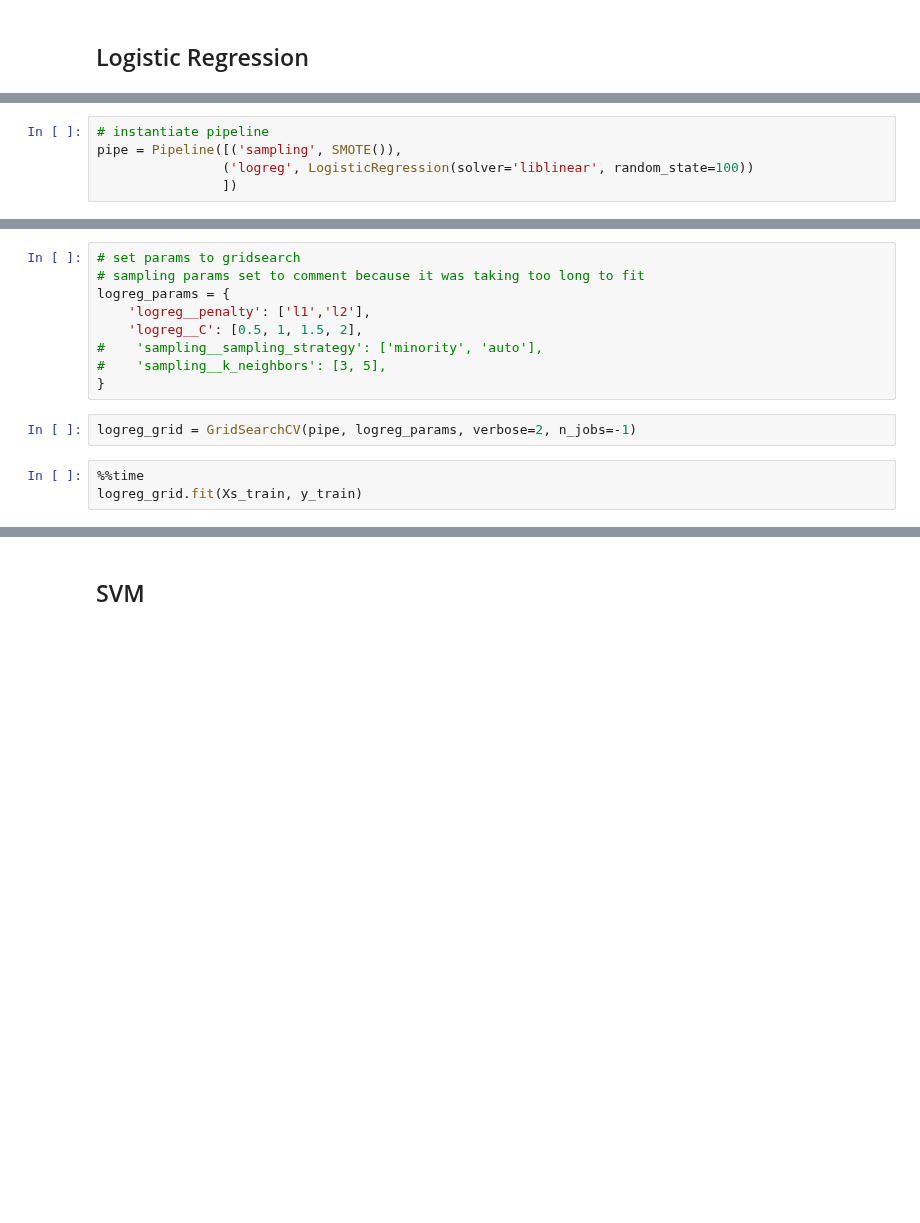
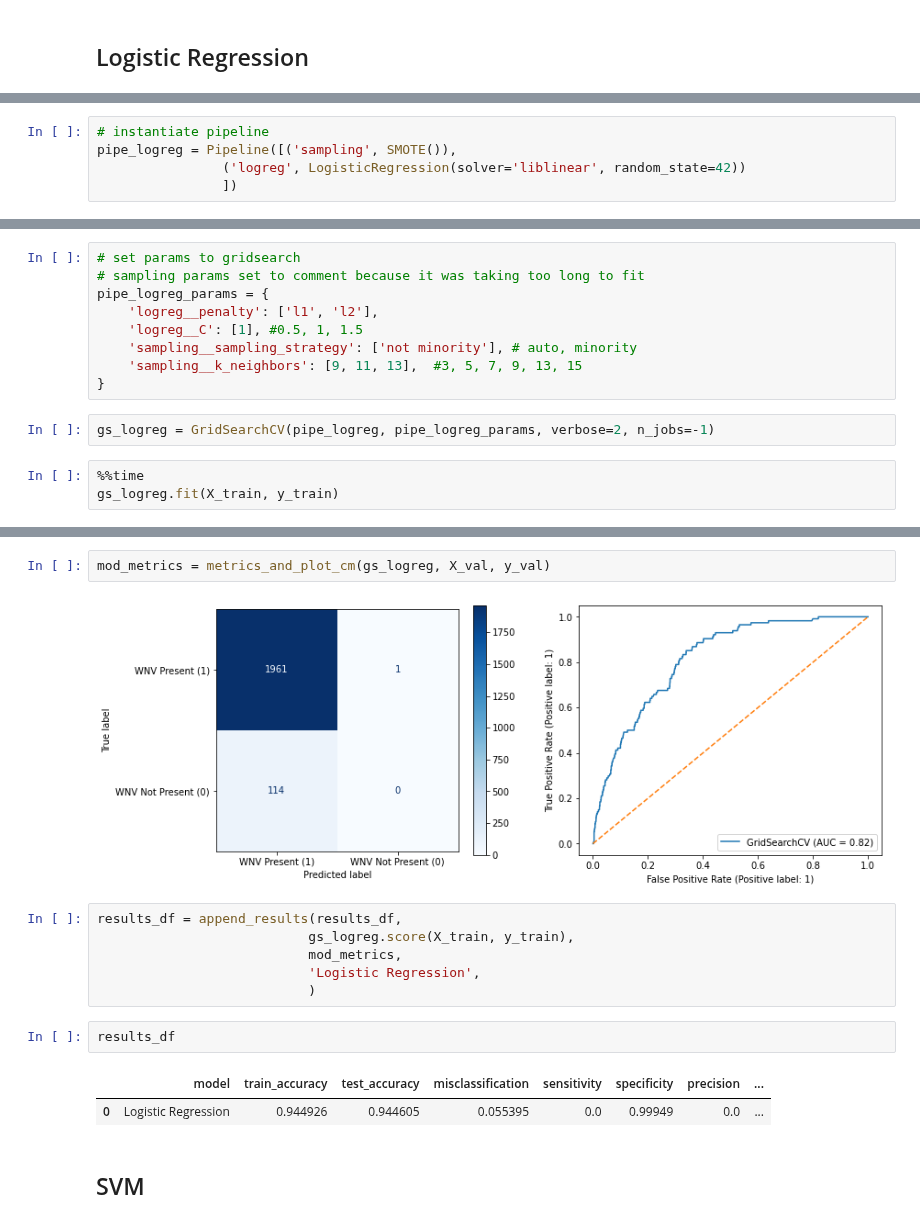
Before and after one commit to kkhalis/project_4, a Jupyter notebook: Project 4 - West Nile Virus Prediction_Casper.ipynb, the cells around one changed output, grey strips where cells are left out. Cells and saved outputs as stored; diff of their text form; blank space fills up the shorter version.

Commit message:
model tuning and cost benefit research

```diff
--- a/Project 4 - West Nile Virus Prediction_Casper.ipynb
+++ b/Project 4 - West Nile Virus Prediction_Casper.ipynb
@@ -70,5 +140,5 @@ def model_perform(classifier, X, y):
 # %%
 # instantiate pipeline
-pipe = Pipeline([('sampling', SMOTE()),
-                ('logreg', LogisticRegression(solver='liblinear', random_state=100))
+pipe_logreg = Pipeline([('sampling', SMOTE()),
+                ('logreg', LogisticRegression(solver='liblinear', random_state=42))
                 ])
@@ -77,14 +145,14 @@ pipe.get_params()
 # %%
 # set params to gridsearch
 # sampling params set to comment because it was taking too long to fit
-logreg_params = {
-    'logreg__penalty': ['l1','l2'],
-    'logreg__C': [0.5, 1, 1.5, 2],
-#    'sampling__sampling_strategy': ['minority', 'auto'],
-#    'sampling__k_neighbors': [3, 5],
+pipe_logreg_params = {
+    'logreg__penalty': ['l1', 'l2'],
+    'logreg__C': [1], #0.5, 1, 1.5
+    'sampling__sampling_strategy': ['not minority'], # auto, minority
+    'sampling__k_neighbors': [9, 11, 13],  #3, 5, 7, 9, 13, 15
 }
 # %%
-logreg_grid = GridSearchCV(pipe, logreg_params, verbose=2, n_jobs=-1)
+gs_logreg = GridSearchCV(pipe_logreg, pipe_logreg_params, verbose=2, n_jobs=-1)
 # %%
 %%time
-logreg_grid.fit(Xs_train, y_train)
+gs_logreg.fit(X_train, y_train)
@@ -119,3 +178,18 @@ plt.legend()
+# %%
+mod_metrics = metrics_and_plot_cm(gs_logreg, X_val, y_val)
+# %% [output]
+[figure, added]
+# %%
+results_df = append_results(results_df,
+                           gs_logreg.score(X_train, y_train),
+                           mod_metrics,
+                           'Logistic Regression',
+                           )
+# %%
+results_df
+# %% [output]
+|  | model | train_accuracy | test_accuracy | misclassification | sensitivity | specificity | precision | ... |
+| 0 | Logistic Regression | 0.944926 | 0.944605 | 0.055395 | 0.0 | 0.99949 | 0.0 | ... |
 # %% [markdown]
 ## SVM
 # %%
```
Also changed, not shown: parts of 103 cells of this notebook.
